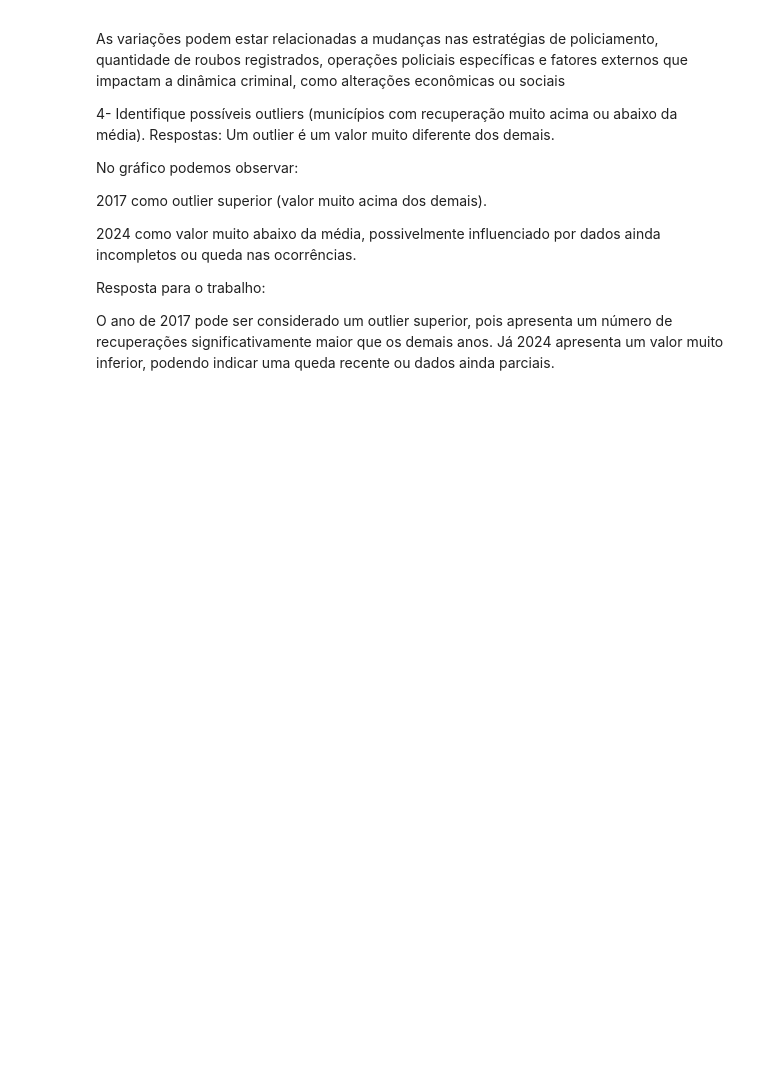
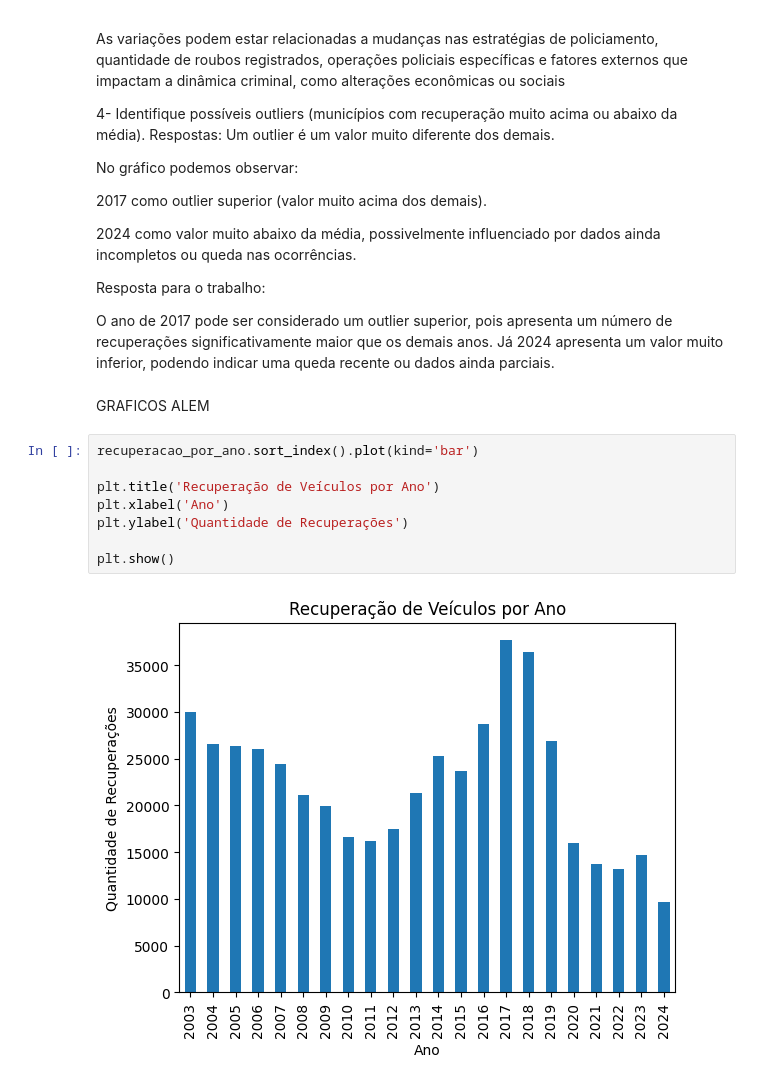
Before and after one commit to luizesantoss/Analises, a Jupyter notebook: Atividade.02.Luize Santos.ipynb, the cells around one changed output. Saved outputs shown, nothing was run; the diff lists cells and outputs as text; blank space fills up the shorter version.

```diff
--- a/Atividade.02.Luize Santos.ipynb
+++ b/Atividade.02.Luize Santos.ipynb
@@ -224,3 +224,15 @@ No gráfico podemos observar:
 Resposta para o trabalho:
 
 O ano de 2017 pode ser considerado um outlier superior, pois apresenta um número de recuperações significativamente maior que os demais anos. Já 2024 apresenta um valor muito inferior, podendo indicar uma queda recente ou dados ainda parciais.
+# %% [markdown]
+GRAFICOS ALEM
+# %%
+recuperacao_por_ano.sort_index().plot(kind='bar')
+
+plt.title('Recuperação de Veículos por Ano')
+plt.xlabel('Ano')
+plt.ylabel('Quantidade de Recuperações')
+
+plt.show()
+# %% [output]
+[figure, added]
```
Also changed, not shown: parts of 5 cells of this notebook, 4 other files.
